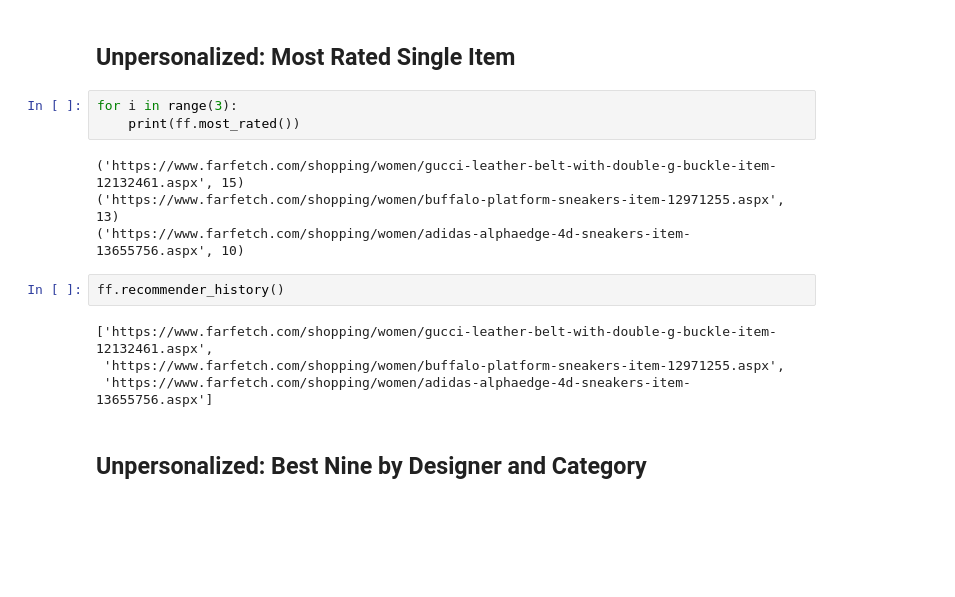
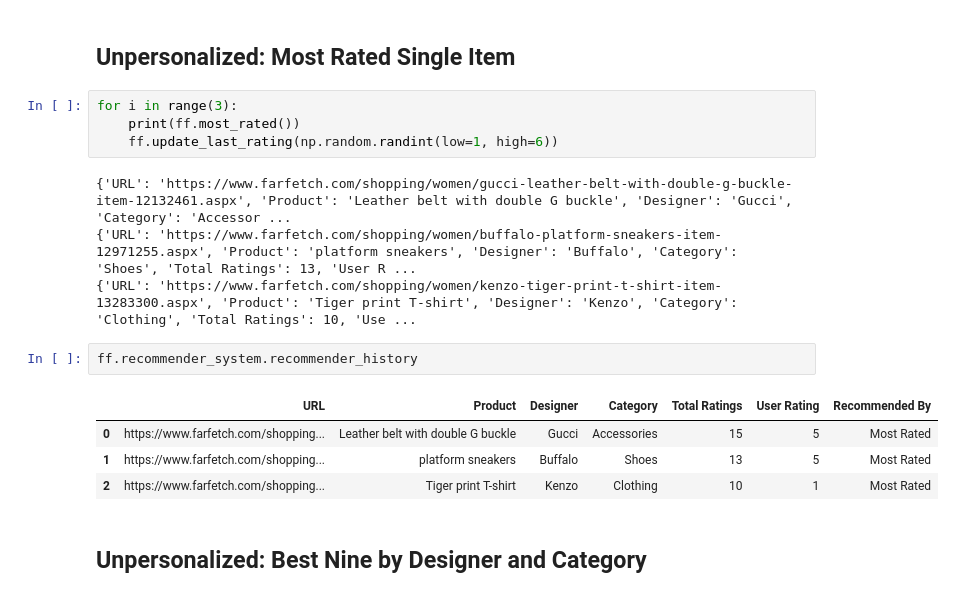
Before and after one commit to acdick/touch_driven_recommender_engines, a Jupyter notebook: Source/03_Recommender_Systems.ipynb, the cells around one changed output. Cells and saved outputs as stored; diff of their text form; blank space fills up the shorter version.

```diff
--- a/Source/03_Recommender_Systems.ipynb
+++ b/Source/03_Recommender_Systems.ipynb
@@ -15,16 +16,18 @@ Total number of unique products:   13518
 # %%
 for i in range(3):
     print(ff.most_rated())
+    ff.update_last_rating(np.random.randint(low=1, high=6))
 # %% [output]
-('https://www.farfetch.com/shopping/women/gucci-leather-belt-with-double-g-buckle-item-12132461.aspx', 15)
-('https://www.farfetch.com/shopping/women/buffalo-platform-sneakers-item-12971255.aspx', 13)
-('https://www.farfetch.com/shopping/women/adidas-alphaedge-4d-sneakers-item-13655756.aspx', 10)
+{'URL': 'https://www.farfetch.com/shopping/women/gucci-leather-belt-with-double-g-buckle-item-12132461.aspx', 'Product': 'Leather belt with double G buckle', 'Designer': 'Gucci', 'Category': 'Accessor ...
+{'URL': 'https://www.farfetch.com/shopping/women/buffalo-platform-sneakers-item-12971255.aspx', 'Product': 'platform sneakers', 'Designer': 'Buffalo', 'Category': 'Shoes', 'Total Ratings': 13, 'User R ...
+{'URL': 'https://www.farfetch.com/shopping/women/kenzo-tiger-print-t-shirt-item-13283300.aspx', 'Product': 'Tiger print T-shirt', 'Designer': 'Kenzo', 'Category': 'Clothing', 'Total Ratings': 10, 'Use ...
 # %%
-ff.recommender_history()
+ff.recommender_system.recommender_history
 # %% [output]
-['https://www.farfetch.com/shopping/women/gucci-leather-belt-with-double-g-buckle-item-12132461.aspx',
- 'https://www.farfetch.com/shopping/women/buffalo-platform-sneakers-item-12971255.aspx',
- 'https://www.farfetch.com/shopping/women/adidas-alphaedge-4d-sneakers-item-13655756.aspx']
+|  | URL | Product | Designer | Category | Total Ratings | User Rating | Recommended By |
+| 0 | https://www.farfetch.com/shopping... | Leather belt with double G buckle | Gucci | Accessories | 15 | 5 | Most Rated |
+| 1 | https://www.farfetch.com/shopping... | platform sneakers | Buffalo | Shoes | 13 | 5 | Most Rated |
+| 2 | https://www.farfetch.com/shopping... | Tiger print T-shirt | Kenzo | Clothing | 10 | 1 | Most Rated |
 # %% [markdown]
 ## Unpersonalized: Best Nine by Designer and Category
 # %%
```
Also changed, not shown: parts of 9 cells of this notebook, 3 other files.
